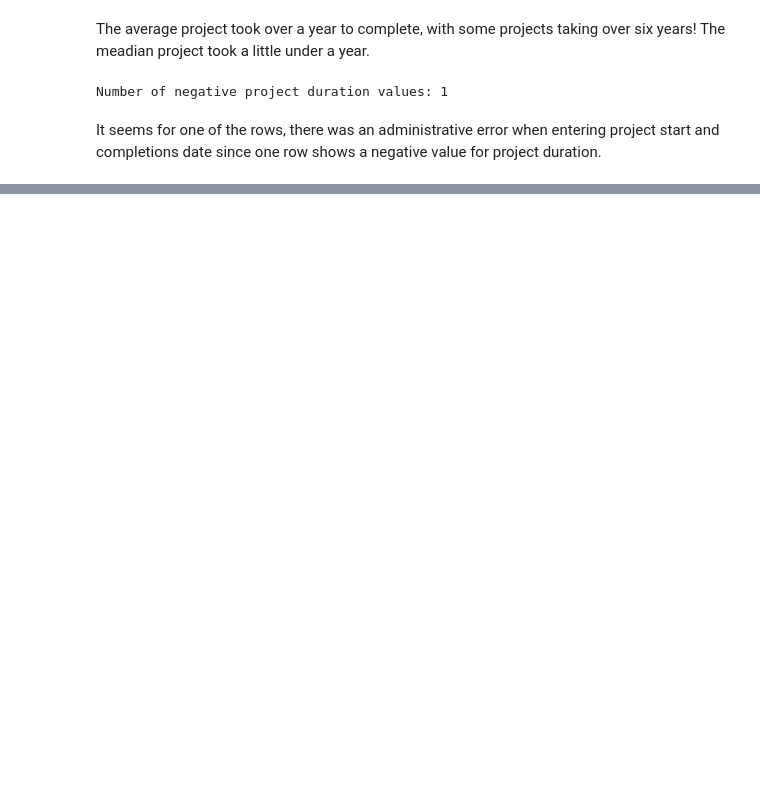
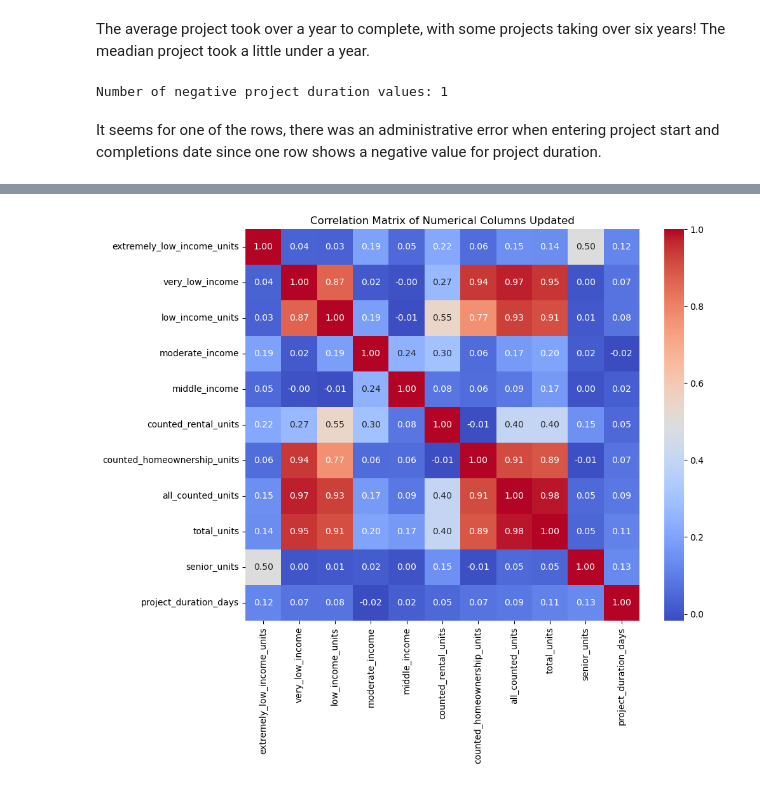
Before and after one commit to josuesimon/Phase1_Portfolio, a Jupyter notebook: Notebooks/christina_eda.ipynb, the cells around one changed output, grey strips where cells are left out. Drawn from its saved outputs; the diff is of its cells as text; code cells hidden in the pictures; blank space fills up the shorter version.

Commit message:
more analysis

```diff
--- a/Notebooks/christina_eda.ipynb
+++ b/Notebooks/christina_eda.ipynb
@@ -268,3 +268,13 @@ memory usage: 266.3+ KB
 | 75% | 72217.500000 | 2021-12-04 00:00:00 | 2023-04-15 12:00:00 | 0.000000 | 0.000000 | ... |
 | max | 75468.000000 | 2024-06-28 00:00:00 | 2024-06-28 00:00:00 | 520.000000 | 11413.000000 | ... |
 | std | 3295.546243 | NaN | NaN | 38.814197 | 303.875167 | ... |
+# %%
+# Bivariate Analysis Part 2: Correlation heatmap for numerical columns
+numerical_cols_2 = ['extremely_low_income_units', 'very_low_income', 'low_income_units', 'moderate_income', 'middle_income', 'counted_rental_units', 'counted_homeownership_units', 'all_counted_units', 'total_units', 'senior_units', 'project_duration_days']
+plt.figure(figsize=(10, 8))
+corr_matrix = df[numerical_cols_2].corr()
+sns.heatmap(corr_matrix, annot=True, cmap='coolwarm', fmt=".2f")
+plt.title('Correlation Matrix of Numerical Columns Updated')
+plt.show()
+# %% [output]
+[figure, added]
```
